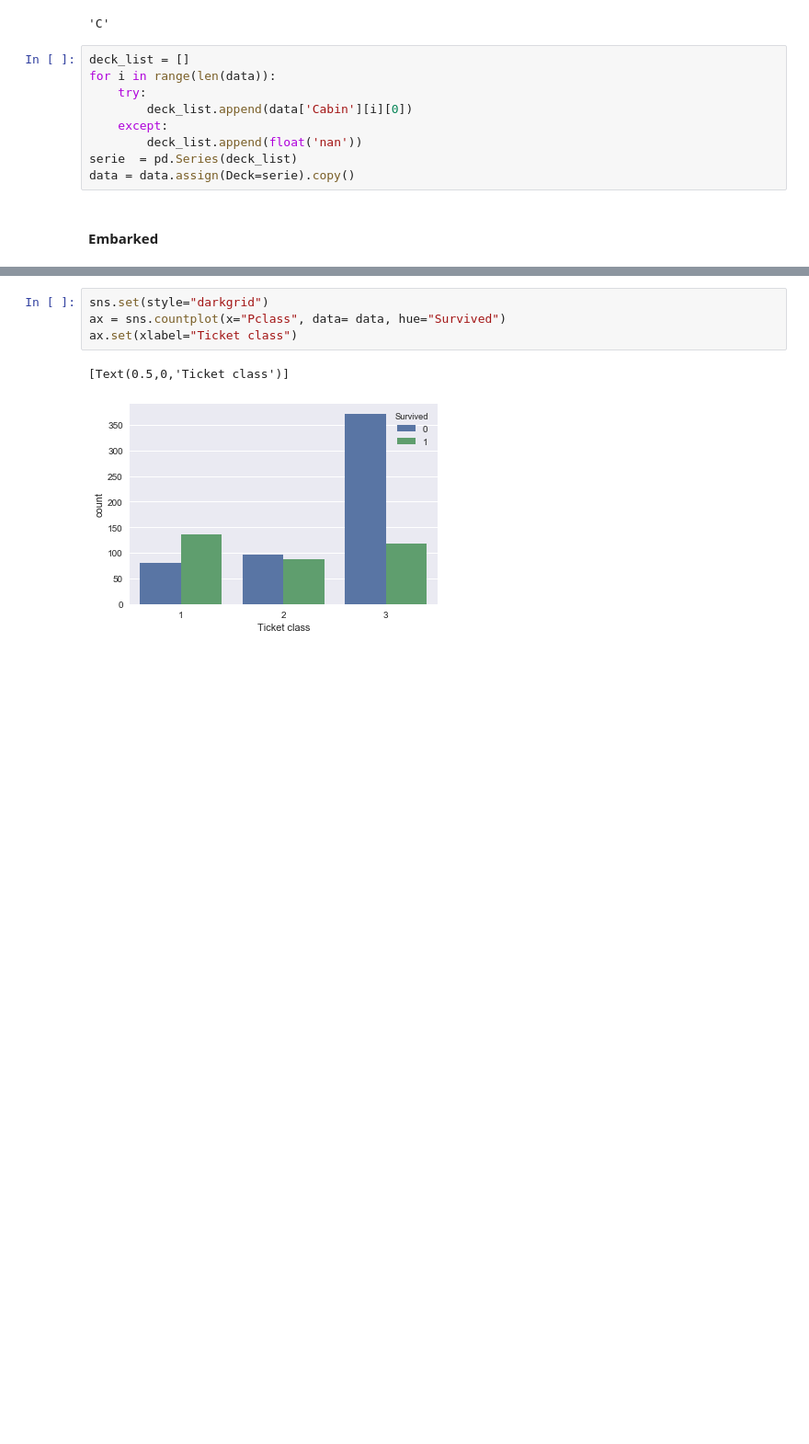
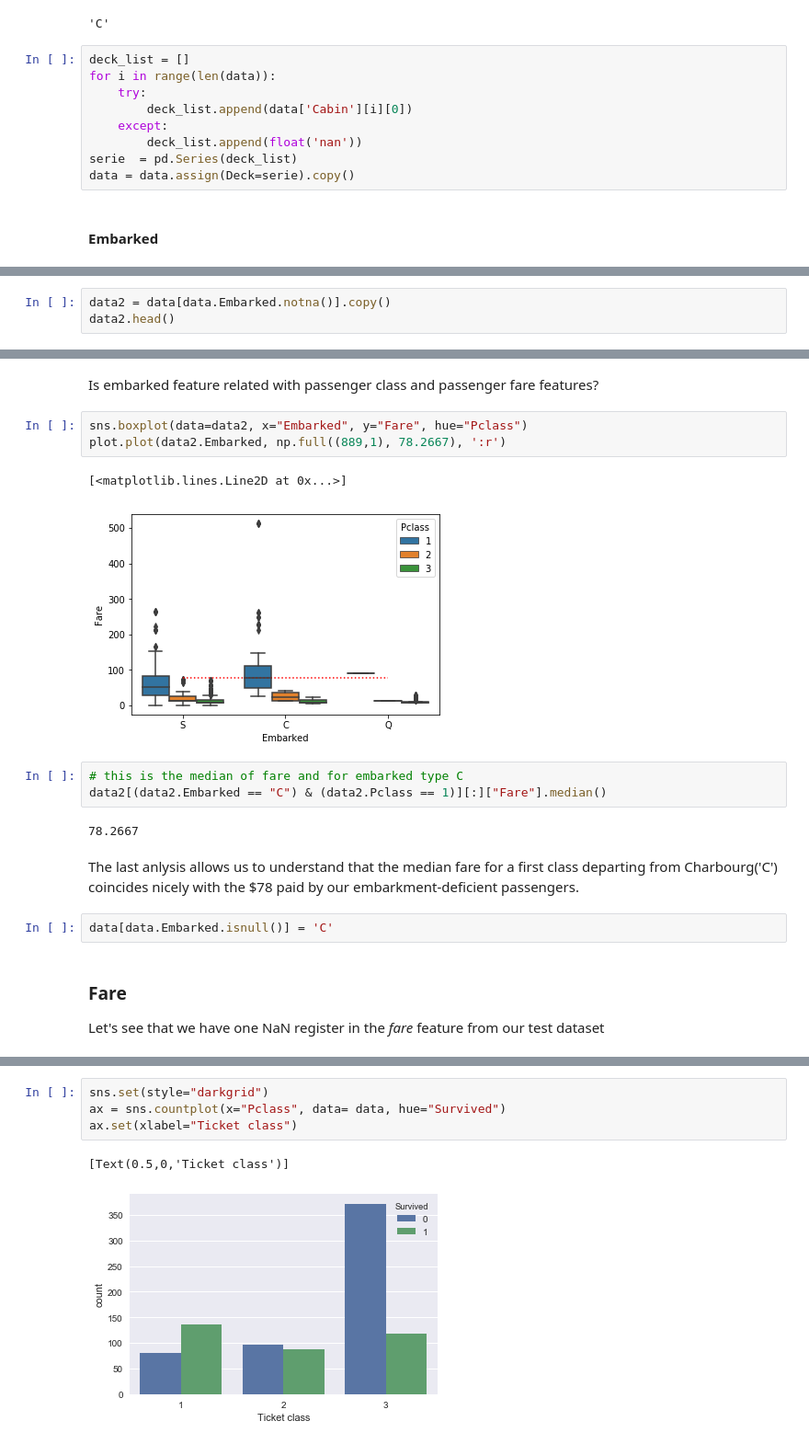
Before and after one commit to vinalyan/Data-Science, a Jupyter notebook: Challenges/kaggle/Titanic.ipynb, the cells around one changed output, grey strips where cells are left out. Shown at 92% size. Cells and saved outputs as stored; diff of their text form; blank space fills up the shorter version.

```diff
--- a/Challenges/kaggle/Titanic.ipynb
+++ b/Challenges/kaggle/Titanic.ipynb
@@ -391,0 +403,3 @@ data = data.assign(Deck=serie).copy()
+# %%
+data2 = data[data.Embarked.notna()].copy()
+data2.head()
@@ -391,0 +413,21 @@ data = data.assign(Deck=serie).copy()
+# %% [markdown]
+Is embarked feature related with passenger class and passenger fare features?
+# %%
+sns.boxplot(data=data2, x="Embarked", y="Fare", hue="Pclass")
+plot.plot(data2.Embarked, np.full((889,1), 78.2667), ':r')
+# %% [output]
+[<matplotlib.lines.Line2D at 0x...>]
+[figure, added]
+# %%
+# this is the median of fare and for embarked type C
+data2[(data2.Embarked == "C") & (data2.Pclass == 1)][:]["Fare"].median()
+# %% [output]
+78.2667
+# %% [markdown]
+The last anlysis allows us to understand that the median fare for a first class departing from Charbourg('C') coincides nicely with the $78 paid by our embarkment-deficient passengers.
+# %%
+data[data.Embarked.isnull()] = 'C'
+# %% [markdown]
+### Fare
+
+Let's see that we have one NaN register in the _fare_ feature from our test dataset
```
Also changed, not shown: parts of 14 cells of this notebook.
